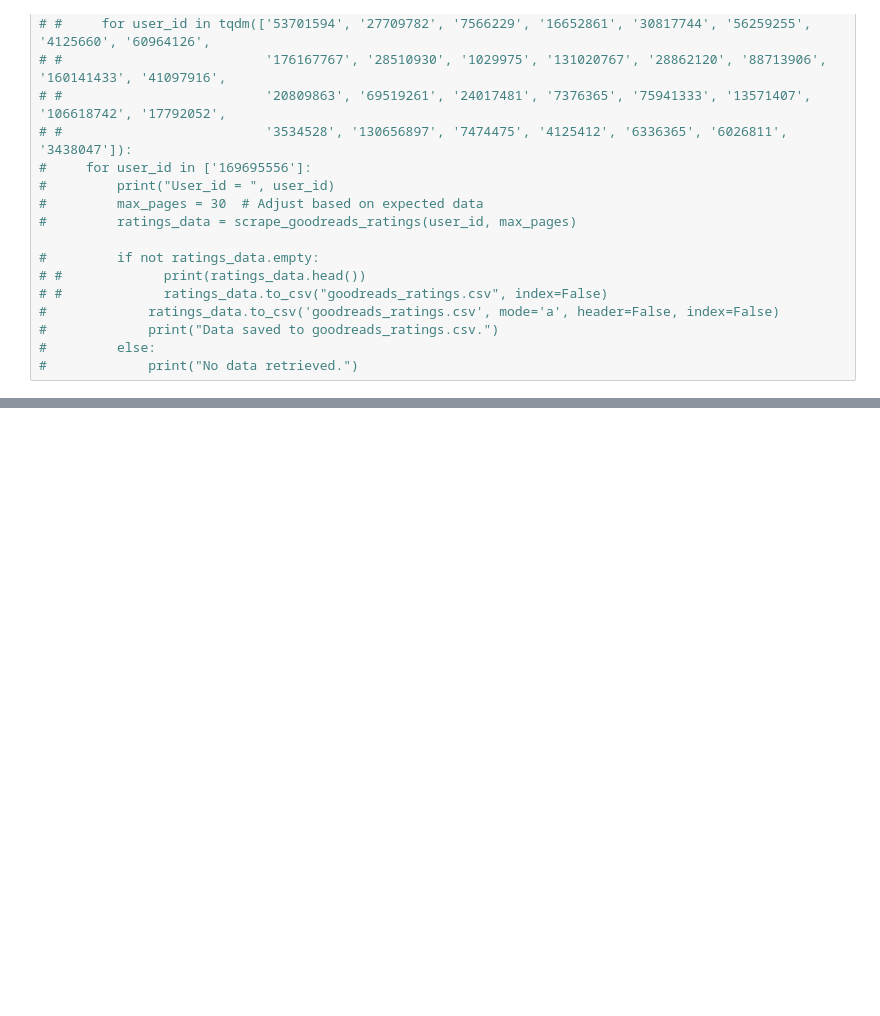
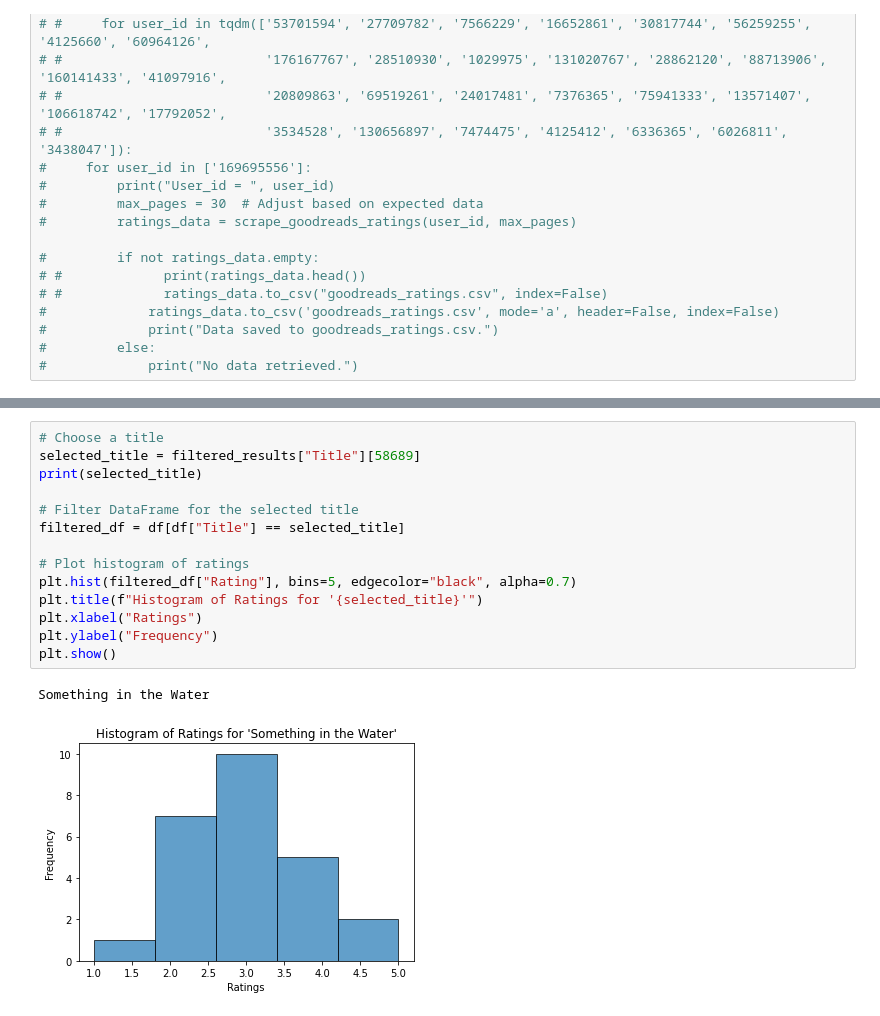
Before and after one commit to KatieJ16/book_predictor, a Jupyter notebook: goodreads_ratings_change_df.ipynb, the cells around one changed output, grey strips where cells are left out. Cells and saved outputs as stored; diff of their text form; blank space fills up the shorter version.

Commit message:
add data and retrain

```diff
--- a/goodreads_ratings_change_df.ipynb
+++ b/goodreads_ratings_change_df.ipynb
@@ -186,3 +257,20 @@ The Forgotten Garden
+# %%
+# Choose a title
+selected_title = filtered_results["Title"][58689]
+print(selected_title)
+
+# Filter DataFrame for the selected title
+filtered_df = df[df["Title"] == selected_title]
+
+# Plot histogram of ratings
+plt.hist(filtered_df["Rating"], bins=5, edgecolor="black", alpha=0.7)
+plt.title(f"Histogram of Ratings for '{selected_title}'")
+plt.xlabel("Ratings")
+plt.ylabel("Frequency")
+plt.show()
+# %% [output]
+Something in the Water
+[figure, added]
 # %%
 # threshold = 10#num_users * 0.1
 # pop_titles = list(duplicate_counts_per_value[duplicate_counts_per_value > threshold].index)
```
Also changed, not shown: parts of 15 cells of this notebook, 7 other files.
